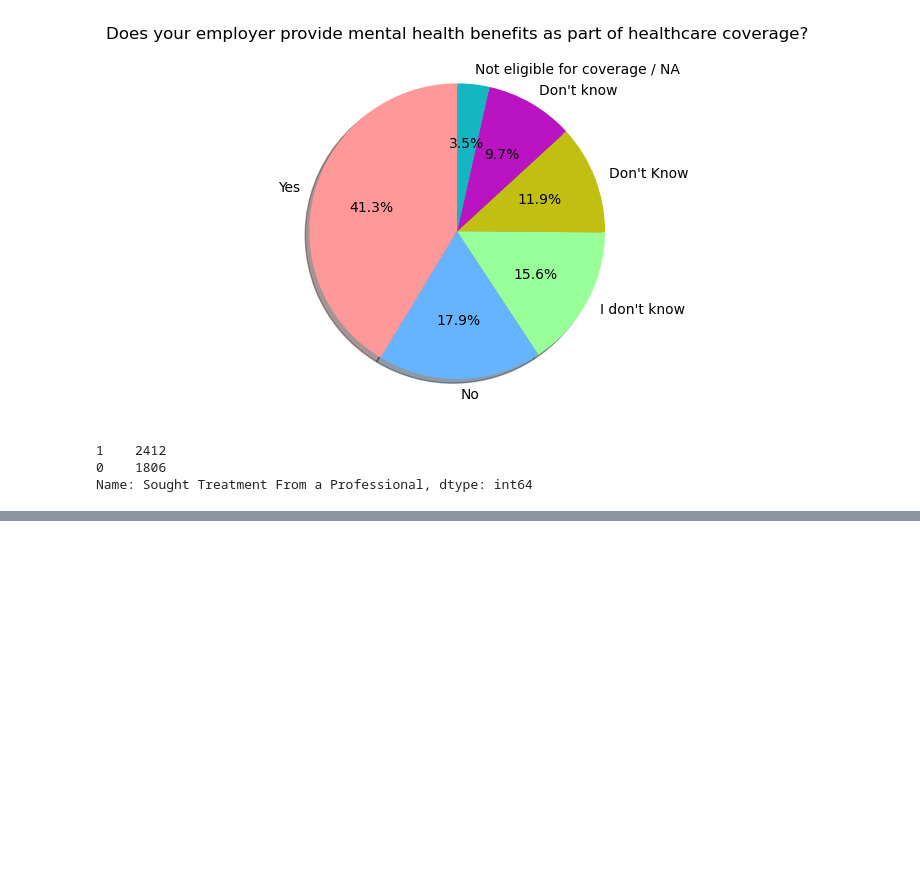
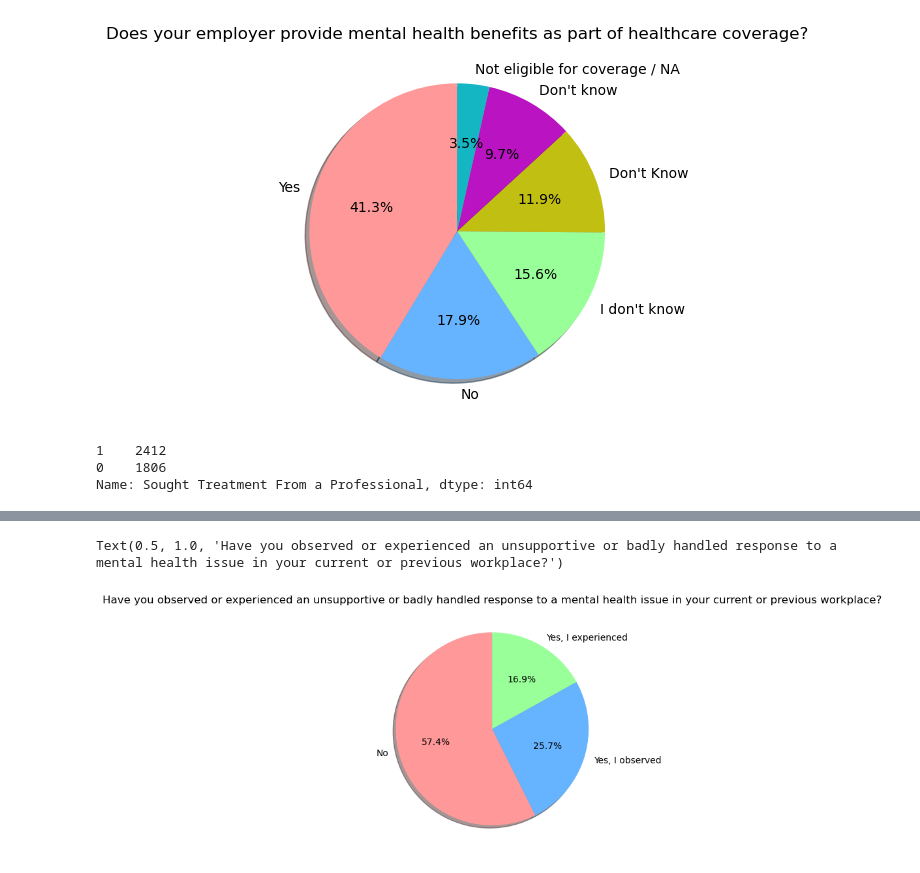
Before and after one commit to Patrick-Bacza/Group-7---Project, a Jupyter notebook: sm_data_cleaning.ipynb, the cells around one changed output, grey strips where cells are left out. Saved outputs shown, nothing was run; the diff lists cells and outputs as text; code cells hidden in the pictures; blank space fills up the shorter version.

```diff
--- a/sm_data_cleaning.ipynb
+++ b/sm_data_cleaning.ipynb
@@ -190,0 +200,9 @@ Name: Do you know the options for mental health care available under your employ
+# %%
+sm_prev_answers = ["No", "Yes, I observed", "Yes, I experienced"]
+sm_freq_colors2 = ['#ff9999','#66b3ff','#99ff99']
+fig1, ax1 = plt.subplots()
+ax1.pie(sm_prev_count, labels=sm_prev_answers, colors=sm_freq_colors2, autopct='%1.1f%%', shadow=True, startangle=90)
+plt.title("Have you observed or experienced an unsupportive or badly handled response to a mental health issue in your current or previous workplace?")
+# %% [output]
+Text(0.5, 1.0, 'Have you observed or experienced an unsupportive or badly handled response to a mental health issue in your current or previous workplace?')
+[figure, added]
```
Also changed, not shown: parts of 11 cells of this notebook.
